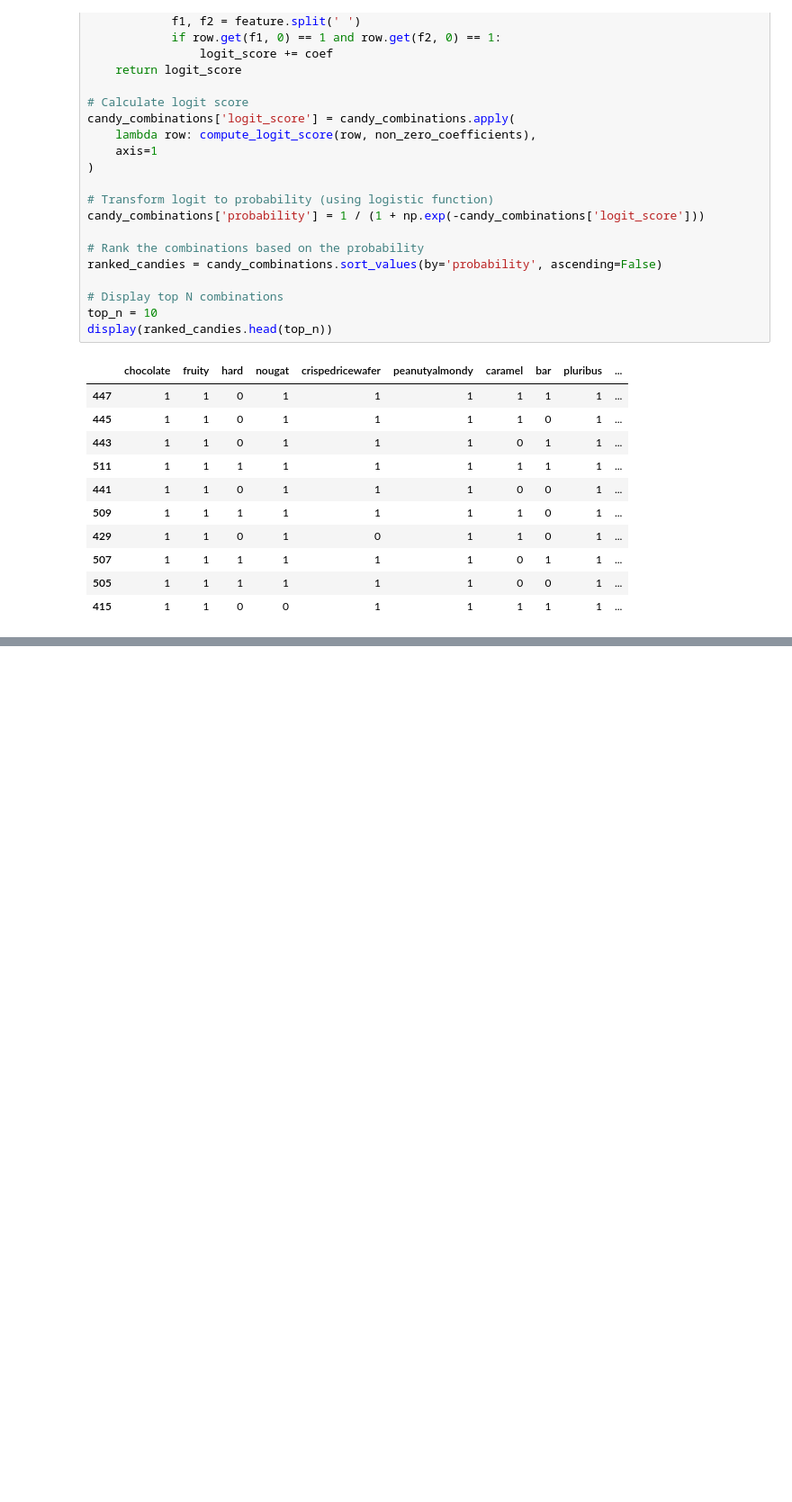
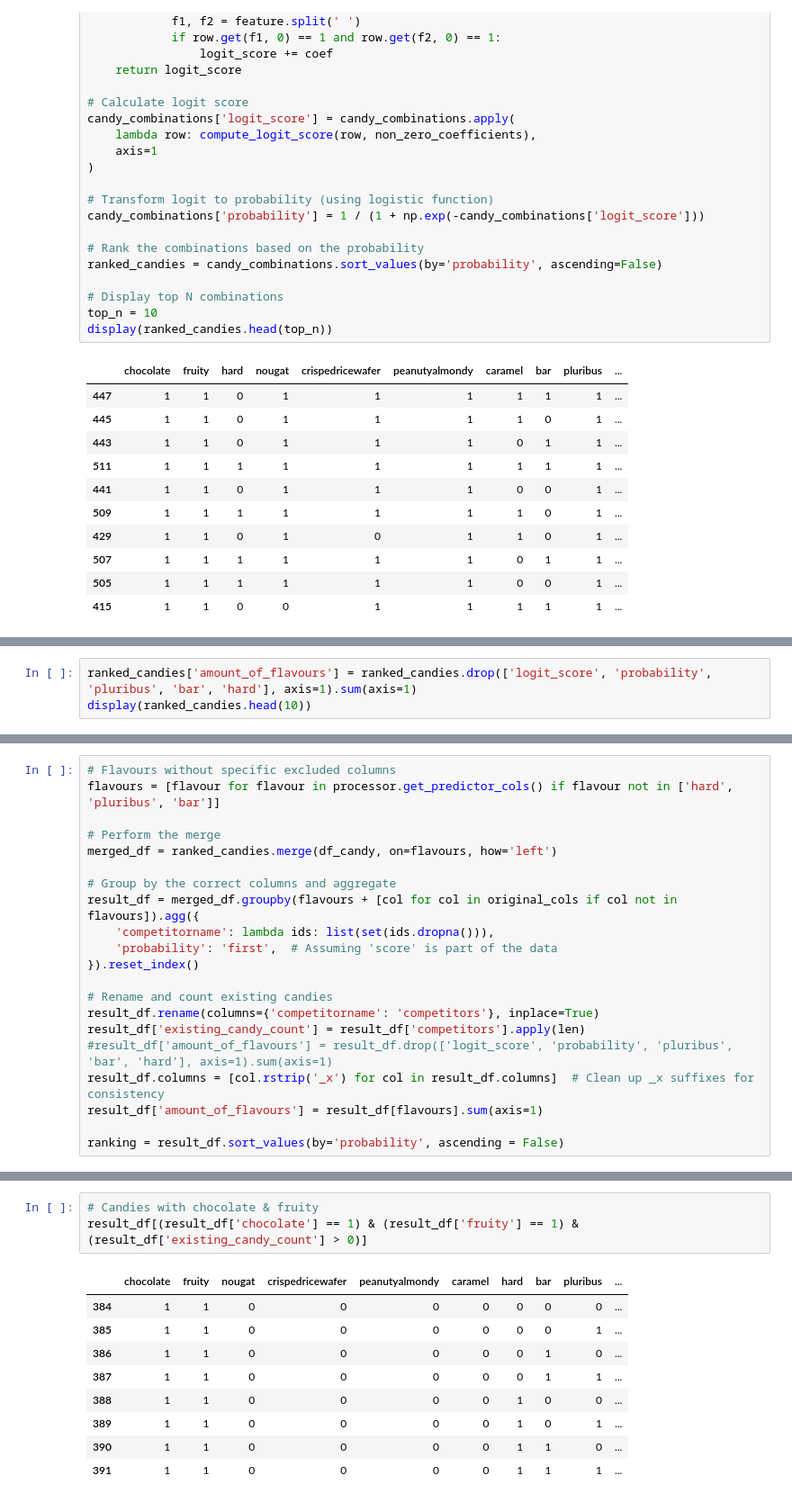
Before and after one commit to MarkusFranke/Fallstudie-Lidl-Erweiterung-des-Suesswarensortiments, a Jupyter notebook: regression.ipynb, the cells around one changed output, grey strips where cells are left out. Shown: that part at 90% size. Saved outputs shown, nothing was run; the diff lists cells and outputs as text; blank space fills up the shorter version.

```diff
--- a/regression.ipynb
+++ b/regression.ipynb
@@ -351,0 +347,3 @@ Best/Worst features + best/worst interactions
+# %%
+ranked_candies['amount_of_flavours'] = ranked_candies.drop(['logit_score', 'probability', 'pluribus', 'bar', 'hard'], axis=1).sum(axis=1)
+display(ranked_candies.head(10))
@@ -351,0 +362,21 @@ Best/Worst features + best/worst interactions
+# %%
+# Flavours without specific excluded columns
+flavours = [flavour for flavour in processor.get_predictor_cols() if flavour not in ['hard', 'pluribus', 'bar']]
+
+# Perform the merge
+merged_df = ranked_candies.merge(df_candy, on=flavours, how='left')
+
+# Group by the correct columns and aggregate
+result_df = merged_df.groupby(flavours + [col for col in original_cols if col not in flavours]).agg({
+    'competitorname': lambda ids: list(set(ids.dropna())),
+    'probability': 'first',  # Assuming 'score' is part of the data
+}).reset_index()
+
+# Rename and count existing candies
+result_df.rename(columns={'competitorname': 'competitors'}, inplace=True)
+result_df['existing_candy_count'] = result_df['competitors'].apply(len)
+#result_df['amount_of_flavours'] = result_df.drop(['logit_score', 'probability', 'pluribus', 'bar', 'hard'], axis=1).sum(axis=1)
+result_df.columns = [col.rstrip('_x') for col in result_df.columns]  # Clean up _x suffixes for consistency
+result_df['amount_of_flavours'] = result_df[flavours].sum(axis=1)
+
+ranking = result_df.sort_values(by='probability', ascending = False)
@@ -351,0 +406,13 @@ Best/Worst features + best/worst interactions
+# %%
+# Candies with chocolate & fruity
+result_df[(result_df['chocolate'] == 1) & (result_df['fruity'] == 1) & (result_df['existing_candy_count'] > 0)]
+# %% [output]
+|  | chocolate | fruity | nougat | crispedricewafer | peanutyalmondy | caramel | hard | bar | pluribus | ... |
+| 384 | 1 | 1 | 0 | 0 | 0 | 0 | 0 | 0 | 0 | ... |
+| 385 | 1 | 1 | 0 | 0 | 0 | 0 | 0 | 0 | 1 | ... |
+| 386 | 1 | 1 | 0 | 0 | 0 | 0 | 0 | 1 | 0 | ... |
+| 387 | 1 | 1 | 0 | 0 | 0 | 0 | 0 | 1 | 1 | ... |
+| 388 | 1 | 1 | 0 | 0 | 0 | 0 | 1 | 0 | 0 | ... |
+| 389 | 1 | 1 | 0 | 0 | 0 | 0 | 1 | 0 | 1 | ... |
+| 390 | 1 | 1 | 0 | 0 | 0 | 0 | 1 | 1 | 0 | ... |
+| 391 | 1 | 1 | 0 | 0 | 0 | 0 | 1 | 1 | 1 | ... |
```
Also changed, not shown: parts of 10 cells of this notebook.
